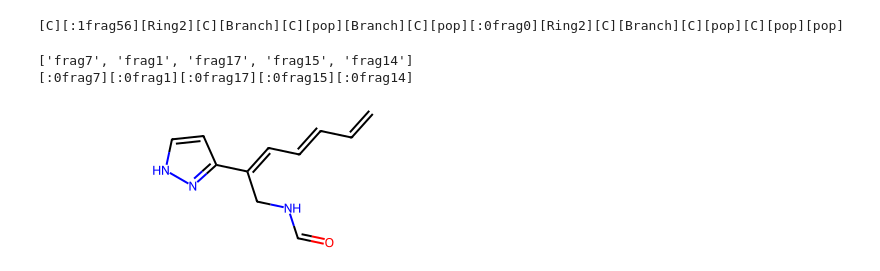
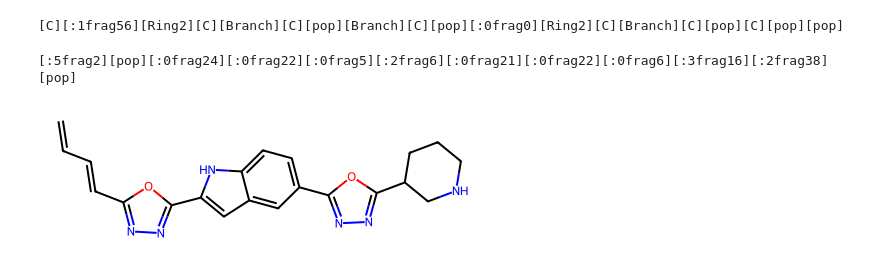
Before and after one commit to aspuru-guzik-group/group-selfies, a Jupyter notebook: tutorial/tutorial.ipynb, the cells around one changed output. Cells and saved outputs as stored; diff of their text form; code cells hidden in the pictures.

```diff
--- a/tutorial/tutorial.ipynb
+++ b/tutorial/tutorial.ipynb
@@ -317,23 +317,31 @@ Group Name: frag0
 # %%
 # to generate new molecules by combining random groups
 # start with a grammar of groups, in this case `grammar_fragment` is a grammar of groups
 
+# assign random overload_idxs
+for group_name in grammar_fragment.vocab:
+    group = grammar_fragment.vocab[group_name]
+    group.overload_idx = random.randint(0, 100)
+
 group_names = list(grammar_fragment.vocab.keys())
 
 # pick n random groups
-n = 5
-random_groups = [random.choice(group_names) for _ in range(n)]
-print(random_groups)
+n = 10
+n_pop = 2 # add pop tokens for extra branching
+random_groups = [random.choice(group_names) for _ in range(n)] + ['[pop]' for _ in range(n_pop)]
+random.shuffle(random_groups)
 
 # combine them into a new group selfies string
-
 new_gselfies = ''
 for g in random_groups:
-    new_gselfies += f"[:0{g}]"
+    if g == '[pop]':
+        new_gselfies += '[pop]'
+        continue
+    start = random.randint(0, len(grammar_fragment.vocab[g].attachment_points)-1)
+    new_gselfies += f"[:{start}{g}]"
 print(new_gselfies)
 
 grammar_fragment.decoder(new_gselfies)
 # %% [output]
-['frag7', 'frag1', 'frag17', 'frag15', 'frag14']
-[:0frag7][:0frag1][:0frag17][:0frag15][:0frag14]
+[:5frag2][pop][:0frag24][:0frag22][:0frag5][:2frag6][:0frag21][:0frag22][:0frag6][:3frag16][:2frag38][pop]
-[figure, old version]
+[figure, new version]
```
